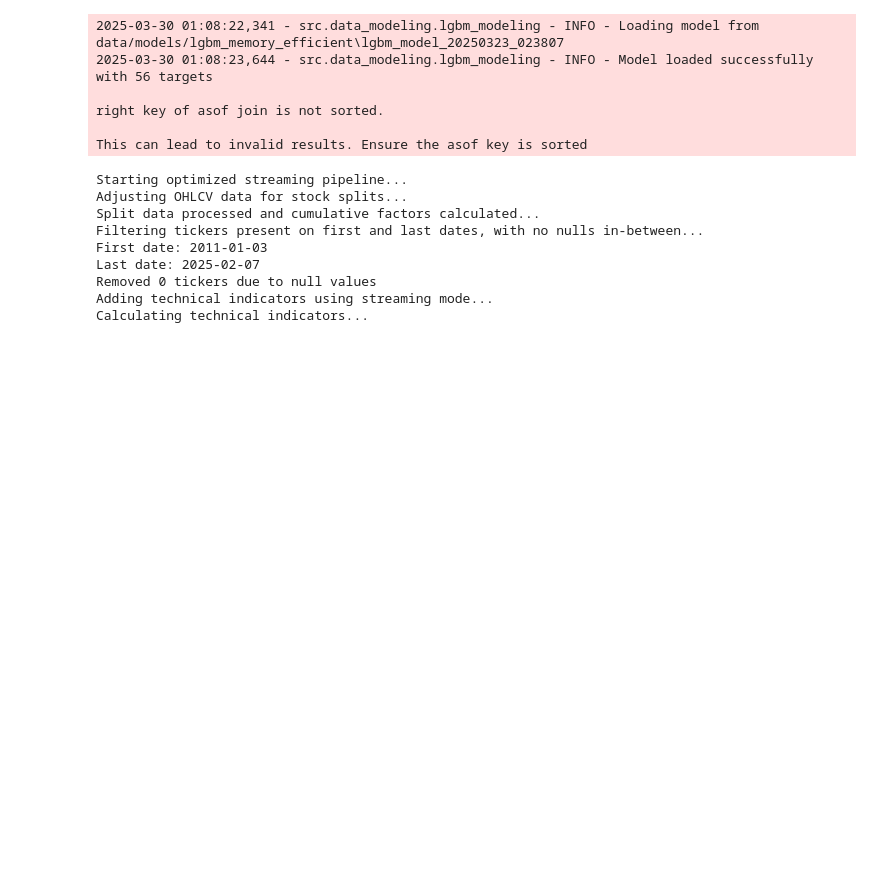
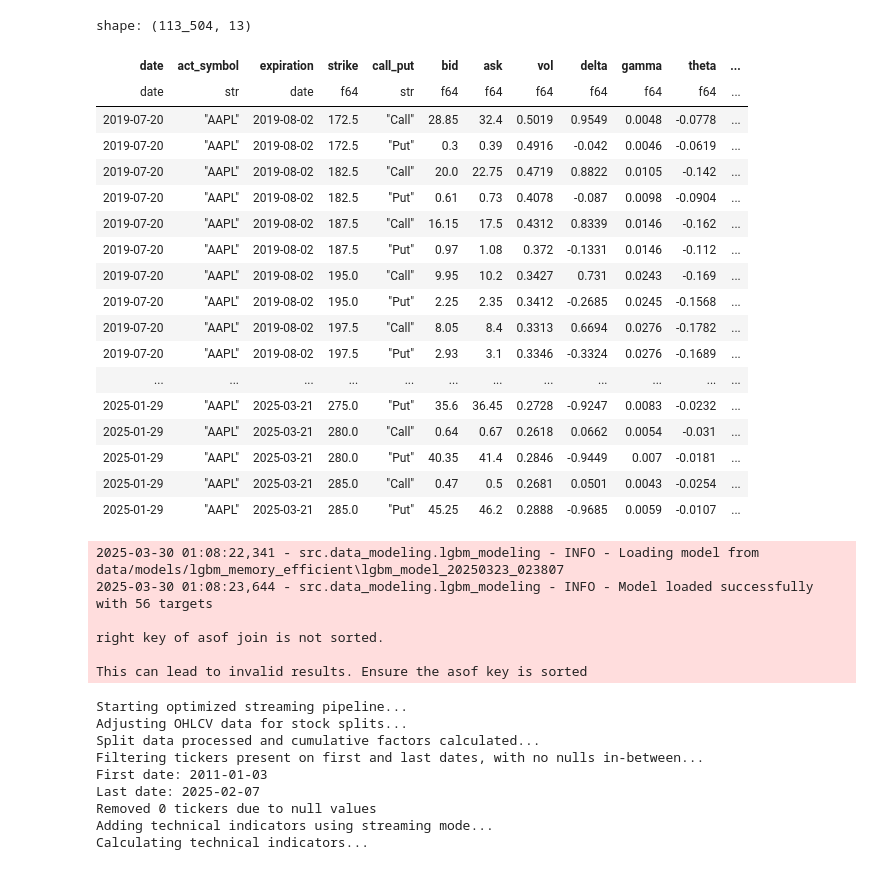
Before and after one commit to nrhoads02/ds401-project, a Jupyter notebook: notebooks/option_chain.ipynb, the cells around one changed output. Cells and saved outputs as stored; diff of their text form; code cells hidden in the pictures; blank space fills up the shorter version.

```diff
--- a/notebooks/option_chain.ipynb
+++ b/notebooks/option_chain.ipynb
@@ -8,3 +8,5 @@ from src.data_transformation import transformation_pipeline
 # %%
 stock = "AAPL"
 date_str = "2020-10-23"
+# %%
+option_chain_df = dataframe_loader.load_data("option_chain", stock)
@@ -11,3 +15,26 @@ date_str = "2020-10-23"
+# %%
+pl.Config.set_tbl_rows(200)
+option_chain_df
+# %% [output]
+shape: (113_504, 13)
+| date | act_symbol | expiration | strike | call_put | bid | ask | vol | delta | gamma | theta | ... |
+| date | str | date | f64 | str | f64 | f64 | f64 | f64 | f64 | f64 | ... |
+| 2019-07-20 | "AAPL" | 2019-08-02 | 172.5 | "Call" | 28.85 | 32.4 | 0.5019 | 0.9549 | 0.0048 | -0.0778 | ... |
+| 2019-07-20 | "AAPL" | 2019-08-02 | 172.5 | "Put" | 0.3 | 0.39 | 0.4916 | -0.042 | 0.0046 | -0.0619 | ... |
+| 2019-07-20 | "AAPL" | 2019-08-02 | 182.5 | "Call" | 20.0 | 22.75 | 0.4719 | 0.8822 | 0.0105 | -0.142 | ... |
+| 2019-07-20 | "AAPL" | 2019-08-02 | 182.5 | "Put" | 0.61 | 0.73 | 0.4078 | -0.087 | 0.0098 | -0.0904 | ... |
+| 2019-07-20 | "AAPL" | 2019-08-02 | 187.5 | "Call" | 16.15 | 17.5 | 0.4312 | 0.8339 | 0.0146 | -0.162 | ... |
+| 2019-07-20 | "AAPL" | 2019-08-02 | 187.5 | "Put" | 0.97 | 1.08 | 0.372 | -0.1331 | 0.0146 | -0.112 | ... |
+| 2019-07-20 | "AAPL" | 2019-08-02 | 195.0 | "Call" | 9.95 | 10.2 | 0.3427 | 0.731 | 0.0243 | -0.169 | ... |
+| 2019-07-20 | "AAPL" | 2019-08-02 | 195.0 | "Put" | 2.25 | 2.35 | 0.3412 | -0.2685 | 0.0245 | -0.1568 | ... |
+| 2019-07-20 | "AAPL" | 2019-08-02 | 197.5 | "Call" | 8.05 | 8.4 | 0.3313 | 0.6694 | 0.0276 | -0.1782 | ... |
+| 2019-07-20 | "AAPL" | 2019-08-02 | 197.5 | "Put" | 2.93 | 3.1 | 0.3346 | -0.3324 | 0.0276 | -0.1689 | ... |
+| ... | ... | ... | ... | ... | ... | ... | ... | ... | ... | ... | ... |
+| 2025-01-29 | "AAPL" | 2025-03-21 | 275.0 | "Put" | 35.6 | 36.45 | 0.2728 | -0.9247 | 0.0083 | -0.0232 | ... |
+| 2025-01-29 | "AAPL" | 2025-03-21 | 280.0 | "Call" | 0.64 | 0.67 | 0.2618 | 0.0662 | 0.0054 | -0.031 | ... |
+| 2025-01-29 | "AAPL" | 2025-03-21 | 280.0 | "Put" | 40.35 | 41.4 | 0.2846 | -0.9449 | 0.007 | -0.0181 | ... |
+| 2025-01-29 | "AAPL" | 2025-03-21 | 285.0 | "Call" | 0.47 | 0.5 | 0.2681 | 0.0501 | 0.0043 | -0.0254 | ... |
+| 2025-01-29 | "AAPL" | 2025-03-21 | 285.0 | "Put" | 45.25 | 46.2 | 0.2888 | -0.9685 | 0.0059 | -0.0107 | ... |
 # %%
 # Import ohlcv data as polar dataframe
 ohlcv_df = pl.read_csv("data/raw/stocks/csv/ohlcv.csv").with_columns(
```
Also changed, not shown: parts of 2 cells of this notebook, 4 other files.
